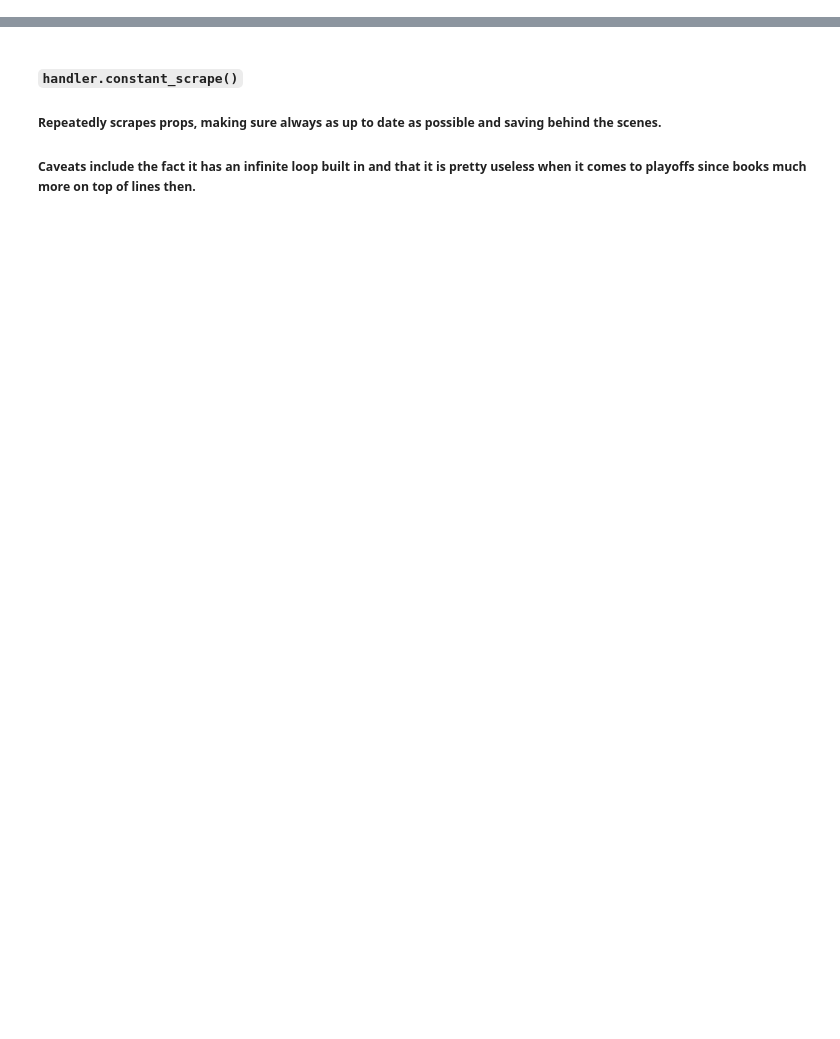
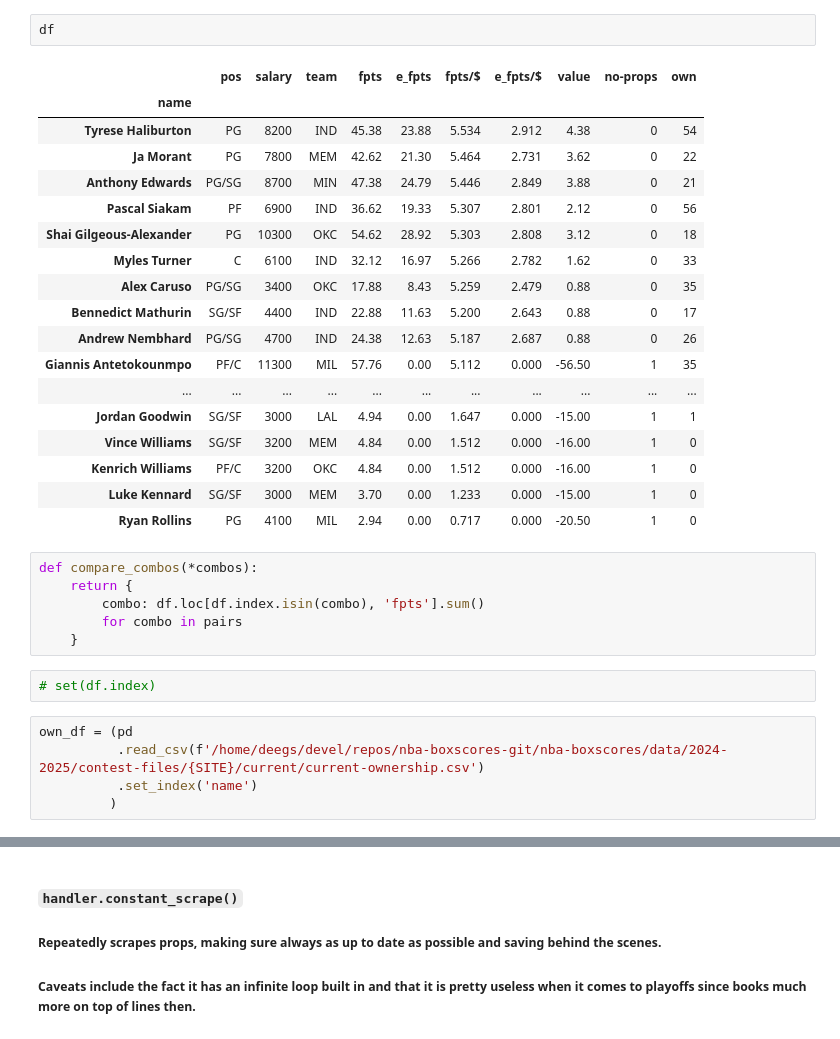
Before and after one commit to jackdegen/nba-props, a Jupyter notebook: src/main.ipynb, the cells around one changed output, grey strips where cells are left out. Saved outputs shown, nothing was run; the diff lists cells and outputs as text; blank space fills up the shorter version.

```diff
--- a/src/main.ipynb
+++ b/src/main.ipynb
@@ -50,0 +80,34 @@ BOS             7
+# %%
+df
+# %% [output]
+|  | pos | salary | team | fpts | e_fpts | fpts/$ | e_fpts/$ | value | no-props | own |
+| name |  |  |  |  |  |  |  |  |  |  |
+| Tyrese Haliburton | PG | 8200 | IND | 45.38 | 23.88 | 5.534 | 2.912 | 4.38 | 0 | 54 |
+| Ja Morant | PG | 7800 | MEM | 42.62 | 21.30 | 5.464 | 2.731 | 3.62 | 0 | 22 |
+| Anthony Edwards | PG/SG | 8700 | MIN | 47.38 | 24.79 | 5.446 | 2.849 | 3.88 | 0 | 21 |
+| Pascal Siakam | PF | 6900 | IND | 36.62 | 19.33 | 5.307 | 2.801 | 2.12 | 0 | 56 |
+| Shai Gilgeous-Alexander | PG | 10300 | OKC | 54.62 | 28.92 | 5.303 | 2.808 | 3.12 | 0 | 18 |
+| Myles Turner | C | 6100 | IND | 32.12 | 16.97 | 5.266 | 2.782 | 1.62 | 0 | 33 |
+| Alex Caruso | PG/SG | 3400 | OKC | 17.88 | 8.43 | 5.259 | 2.479 | 0.88 | 0 | 35 |
+| Bennedict Mathurin | SG/SF | 4400 | IND | 22.88 | 11.63 | 5.200 | 2.643 | 0.88 | 0 | 17 |
+| Andrew Nembhard | PG/SG | 4700 | IND | 24.38 | 12.63 | 5.187 | 2.687 | 0.88 | 0 | 26 |
+| Giannis Antetokounmpo | PF/C | 11300 | MIL | 57.76 | 0.00 | 5.112 | 0.000 | -56.50 | 1 | 35 |
+| ... | ... | ... | ... | ... | ... | ... | ... | ... | ... | ... |
+| Jordan Goodwin | SG/SF | 3000 | LAL | 4.94 | 0.00 | 1.647 | 0.000 | -15.00 | 1 | 1 |
+| Vince Williams | SG/SF | 3200 | MEM | 4.84 | 0.00 | 1.512 | 0.000 | -16.00 | 1 | 0 |
+| Kenrich Williams | PF/C | 3200 | OKC | 4.84 | 0.00 | 1.512 | 0.000 | -16.00 | 1 | 0 |
+| Luke Kennard | SG/SF | 3000 | MEM | 3.70 | 0.00 | 1.233 | 0.000 | -15.00 | 1 | 0 |
+| Ryan Rollins | PG | 4100 | MIL | 2.94 | 0.00 | 0.717 | 0.000 | -20.50 | 1 | 0 |
+# %%
+def compare_combos(*combos):
+    return {
+        combo: df.loc[df.index.isin(combo), 'fpts'].sum()
+        for combo in pairs
+    }
+# %%
+# set(df.index)
+# %%
+own_df = (pd
+          .read_csv(f'/home/deegs/devel/repos/nba-boxscores-git/nba-boxscores/data/2024-2025/contest-files/{SITE}/current/current-ownership.csv')
+          .set_index('name')
+         )
```
Also changed, not shown: parts of 15 cells of this notebook, 5 other files.
